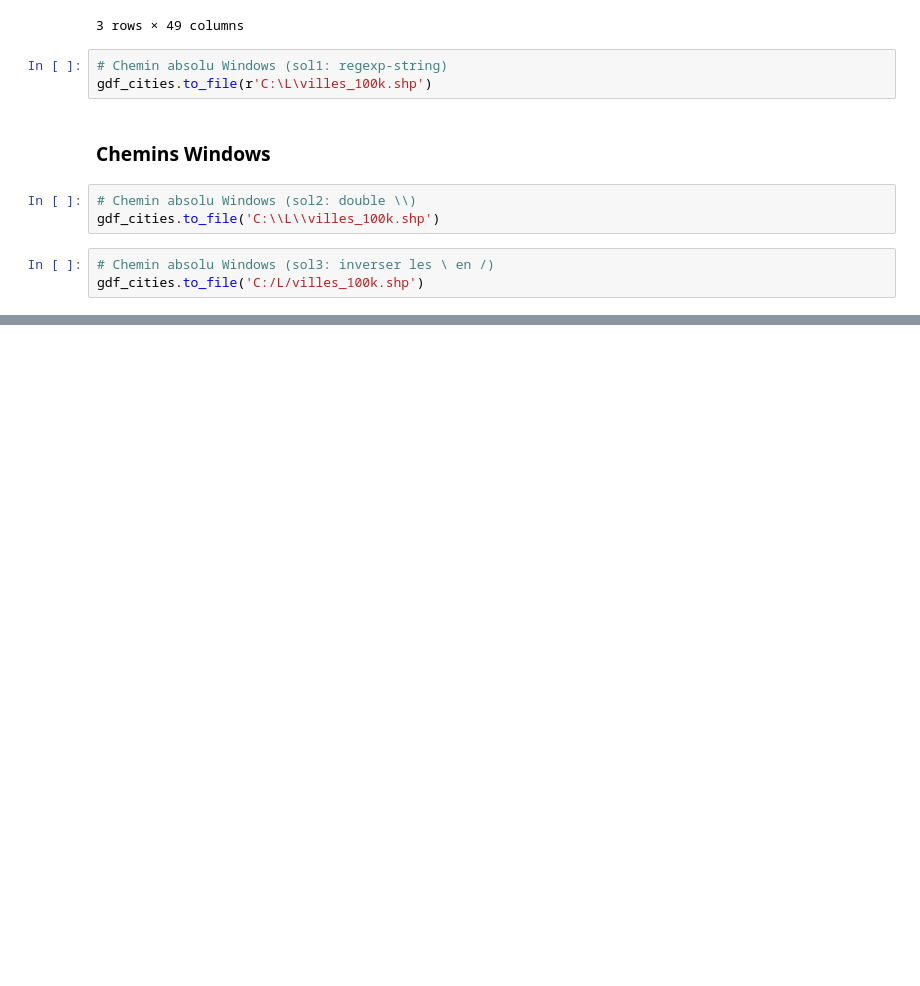
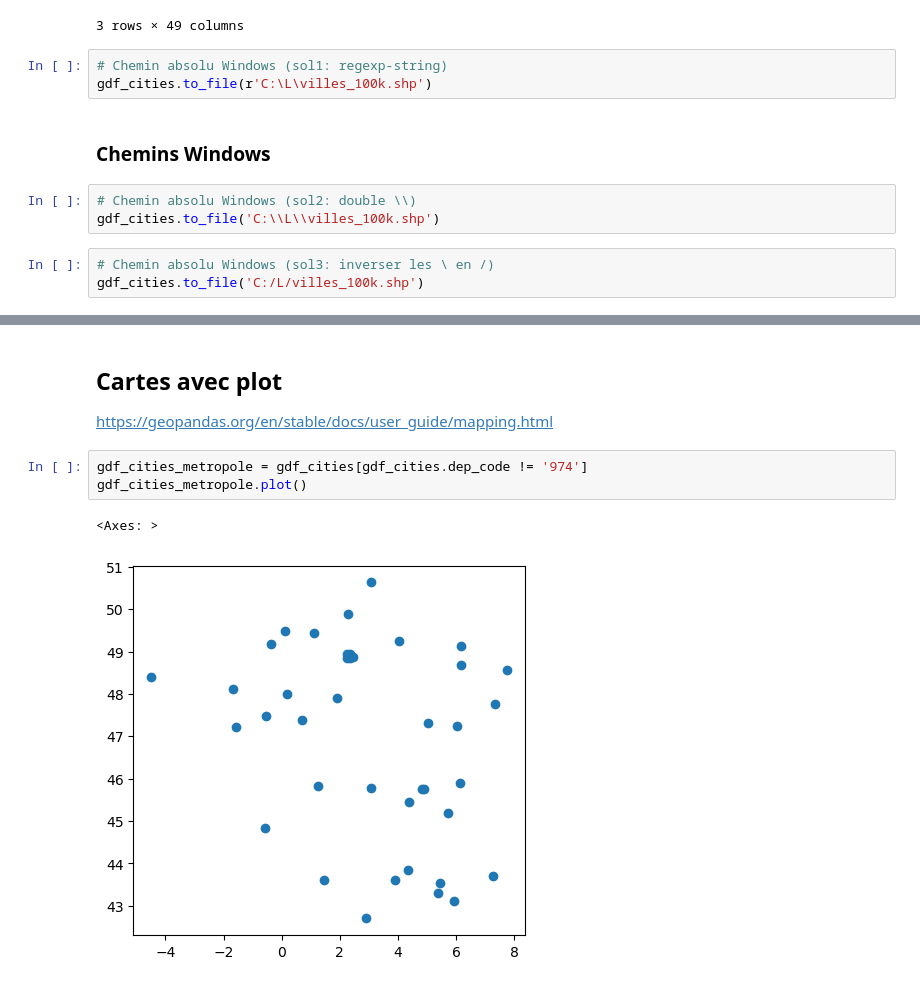
Before and after one commit to matthcol/python202503, a Jupyter notebook: Villes_pandas_gis.ipynb, the cells around one changed output, grey strips where cells are left out. Cells and saved outputs as stored; diff of their text form; blank space fills up the shorter version.

```diff
--- a/Villes_pandas_gis.ipynb
+++ b/Villes_pandas_gis.ipynb
@@ -1420,0 +1656,9 @@ gdf_cities.to_file('C:/L/villes_100k.shp')
+# %% [markdown]
+## Cartes avec plot
+https://geopandas.org/en/stable/docs/user_guide/mapping.html
+# %%
+gdf_cities_metropole = gdf_cities[gdf_cities.dep_code != '974']
+gdf_cities_metropole.plot()
+# %% [output]
+<Axes: >
+[figure, added]
```
Also changed, not shown: parts of 45 cells of this notebook.
